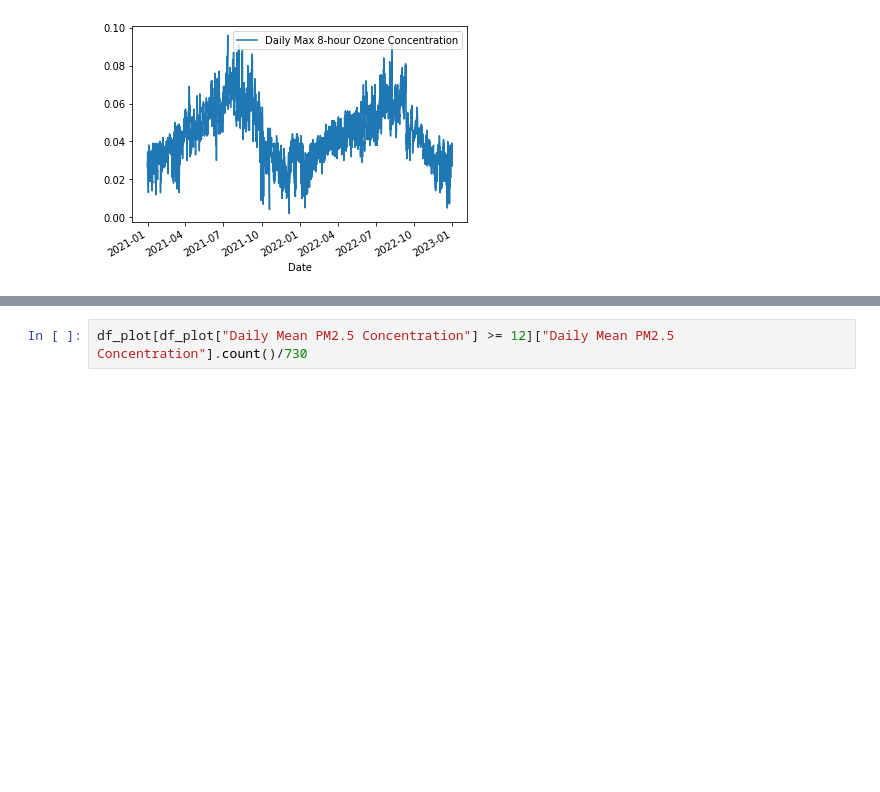
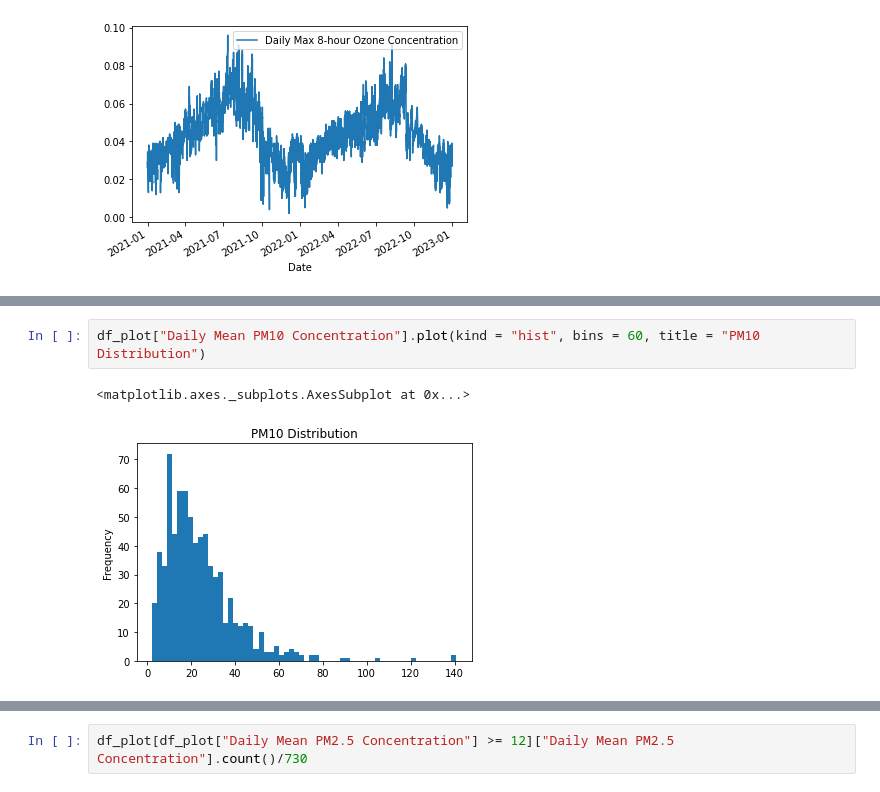
Before and after one commit to spberry4/Air_Quality, a Jupyter notebook: Air_Pollution.ipynb, the cells around one changed output, grey strips where cells are left out. Saved outputs shown, nothing was run; the diff lists cells and outputs as text; blank space fills up the shorter version.

```diff
--- a/Air_Pollution.ipynb
+++ b/Air_Pollution.ipynb
@@ -172,0 +215,5 @@ fig.update_layout(showlegend=True,
+# %%
+df_plot["Daily Mean PM10 Concentration"].plot(kind = "hist", bins = 60, title = "PM10 Distribution")
+# %% [output]
+<matplotlib.axes._subplots.AxesSubplot at 0x...>
+[figure, added]
```
Also changed, not shown: parts of 7 cells of this notebook.
